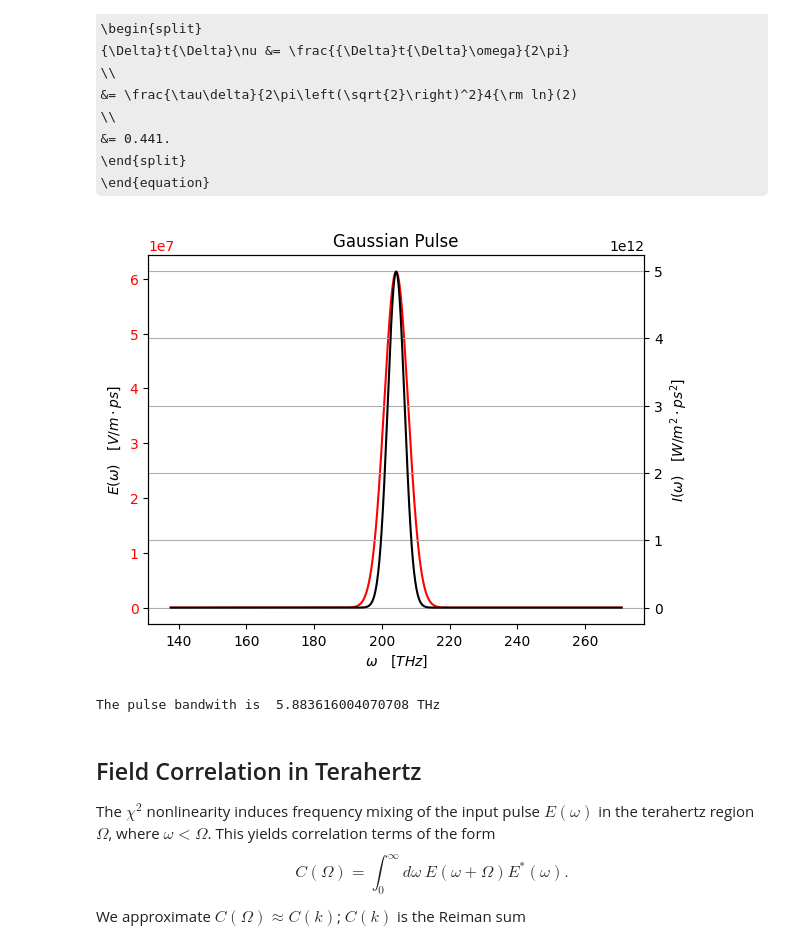
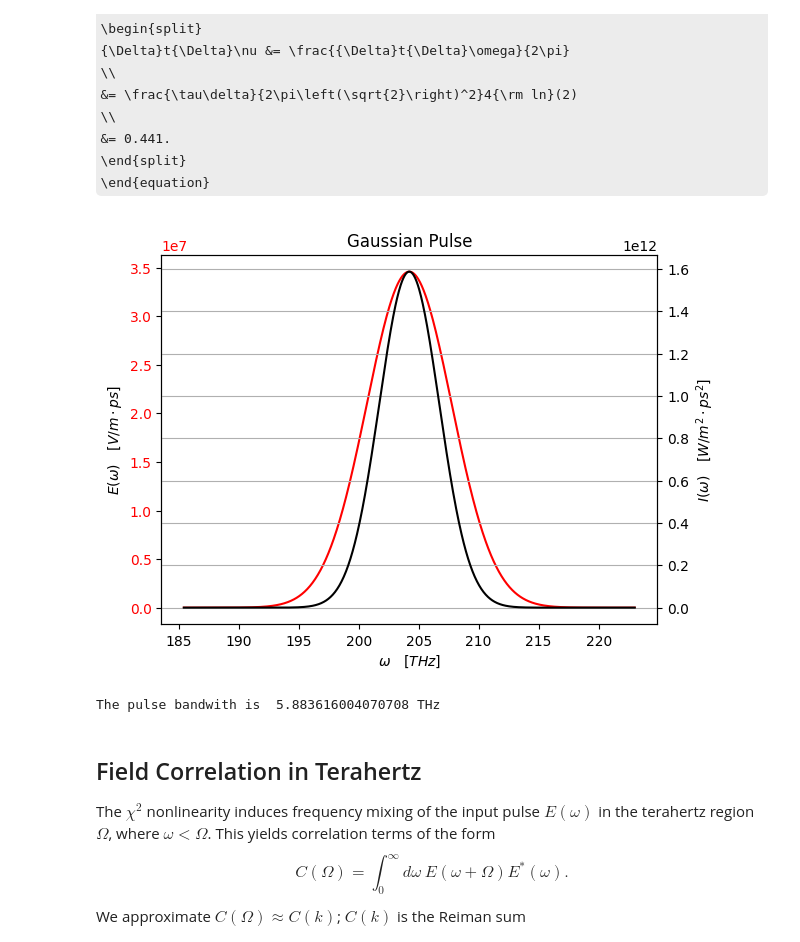
Before and after one commit to p-engel/nonlinear_optics, a Jupyter notebook: optical_rectification/analysis.ipynb, the cells around one changed output. Cells and saved outputs as stored; diff of their text form; code cells hidden in the pictures; some formulas as TeX source.

```diff
--- a/optical_rectification/analysis.ipynb
+++ b/optical_rectification/analysis.ipynb
@@ -60,30 +60,30 @@ This result yields the well known time-bandwidth product of a Fourier transform
 \end{equation}
 # %%
 # Example Gaussian Pulse
-w0 = definitions.c / 1468e-9 *1e-12  # [THz]
+w0 = c_thz / 1468e-9  # [THz]
 t_fwhm = 75e-15 * 1e12  # [ps]
 E0 = 5.4315195283 * 1e8  # [V/m]
 pulse = definitions.Gaussian(w0=w0, t_fwhm=t_fwhm, E0=E0)
-sigma = pulse.delta / np.sqrt(2)
-w = np.linspace((w0 - 3*sigma), (w0 + 3*sigma), 2**11)
+sigma = pulse.delta / ( 2 * np.sqrt(2 * np.pi) )
+w = np.linspace((w0 - 3*sigma), (w0 + 3*sigma), 2**10)
 w_fwhm = pulse.delta * np.sqrt(2*np.log(2)) / (2 * np.pi)
 
 fig1, ax = plt.subplots()
 ax.plot(w, pulse.field_w(w), 'r')
 ax.set_title("Gaussian Pulse")
 ax.set_xlabel(r"$\omega \quad [THz]$")
 ax.set_ylabel(r"$E(\omega) \quad [V/m\cdot ps]$")
 ax.tick_params(axis='y',labelcolor='r')
 ax1 = ax.twinx()
 ax1.plot(w, (EPS0*c/2)*np.abs(pulse.field_w(w))**2, 'k')
 ax1.set_ylabel(r"$I(\omega) \quad [W/m^2 \cdot ps^2]$")
 ax1.tick_params(axis='y',labelcolor='k')
 
 plt.grid(True)
 plt.show()
 print("The pulse bandwith is ", w_fwhm, "THz")
 # %% [output]
-[figure, old version]
+[figure, new version]
 The pulse bandwith is  5.883616004070708 THz
 # %% [markdown]
 ## Field Correlation in Terahertz
```
Also changed, not shown: parts of 9 cells of this notebook, 4 other files.
